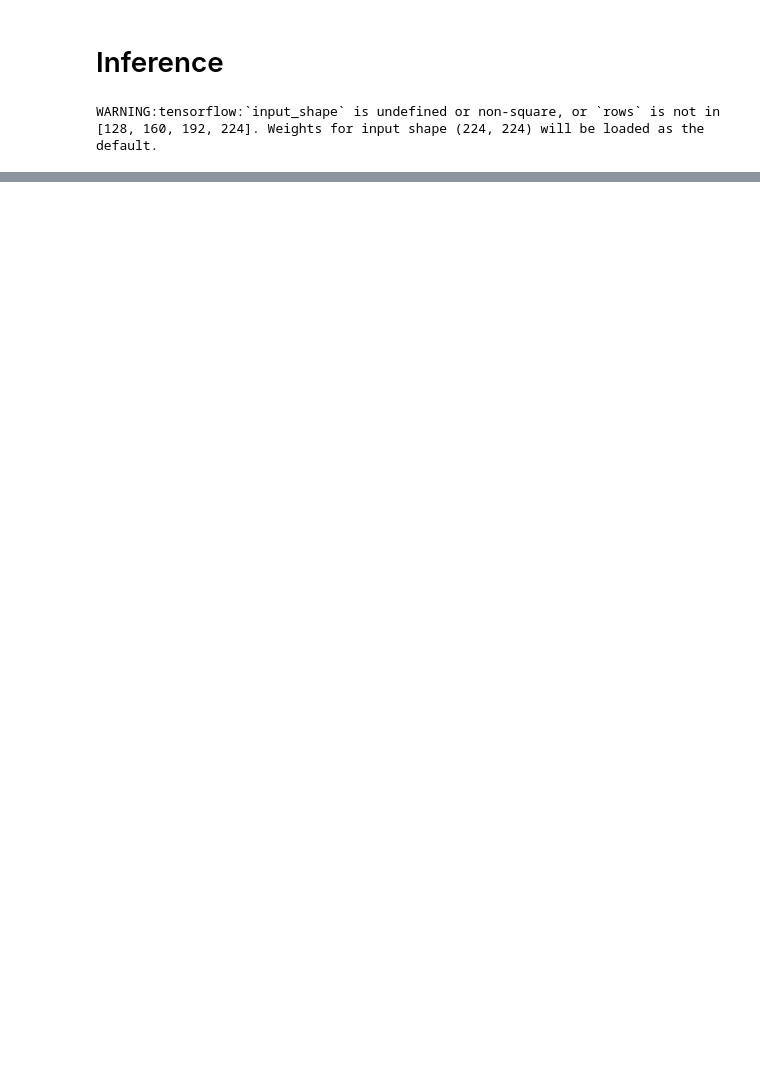
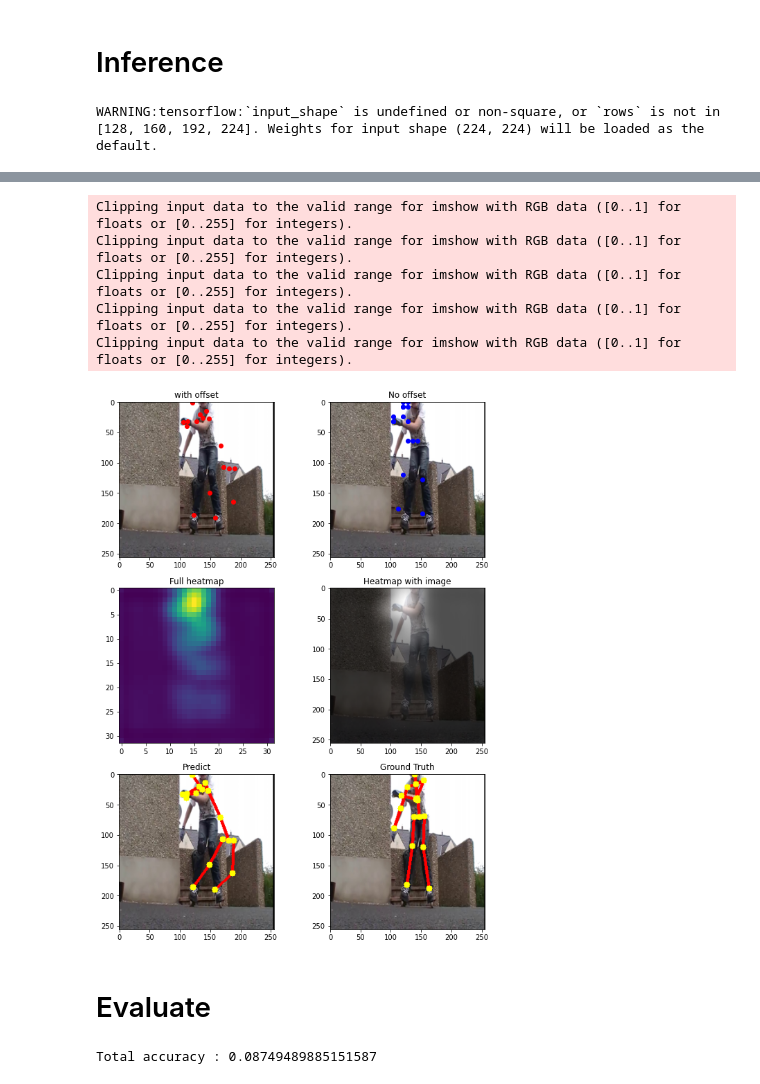
Before and after one commit to EverySports/Deep-Learning, a Jupyter notebook: Train.ipynb, the cells around one changed output, grey strips where cells are left out. Cells and saved outputs as stored; diff of their text form; code cells hidden in the pictures; blank space fills up the shorter version.

```diff
--- a/Train.ipynb
+++ b/Train.ipynb
@@ -480,0 +177,9 @@ draw_heatmap(0, heatmap_result=result[0], offset_result=result[1])
+# %%
+pose_scores, keypoint_scores, keypoint_coords = decode_single_poses(result[0].numpy().squeeze(axis=0),
+                    result[1].numpy().squeeze(axis=0))
+
+print(f'pose score : {pose_scores}')
+print(f'keypoint scores :')
+print(f'{keypoint_scores}')
+print(f'keypoint coords :')
+print(f'{keypoint_coords}')
@@ -480,0 +204,9 @@ draw_heatmap(0, heatmap_result=result[0], offset_result=result[1])
+# %%
+pose_scores_nooff, keypoint_scores_nooff, keypoint_coords_nooff = decode_single_poses_nooff(result[0].numpy().squeeze(axis=0),
+                    result[1].numpy().squeeze(axis=0))
+
+print(f'pose score nooff: {pose_scores_nooff}')
+print(f'keypoint scores nooff:')
+print(f'{keypoint_scores_nooff}')
+print(f'keypoint coords nooff:')
+print(f'{keypoint_coords_nooff}')
@@ -480,0 +231,15 @@ draw_heatmap(0, heatmap_result=result[0], offset_result=result[1])
+# %%
+draw_result(img, idx, keypoint_coords, keypoint_coords_nooff, result, inf_gen)
+# %% [output]
+Clipping input data to the valid range for imshow with RGB data ([0..1] for floats or [0..255] for integers).
+Clipping input data to the valid range for imshow with RGB data ([0..1] for floats or [0..255] for integers).
+Clipping input data to the valid range for imshow with RGB data ([0..1] for floats or [0..255] for integers).
+Clipping input data to the valid range for imshow with RGB data ([0..1] for floats or [0..255] for integers).
+Clipping input data to the valid range for imshow with RGB data ([0..1] for floats or [0..255] for integers).
+[figure, added]
+# %% [markdown]
+# Evaluate
+# %%
+evaluate(inf_model, inf_gen)
+# %% [output]
+Total accuracy : 0.08749489885151587
```
Also changed, not shown: parts of 31 cells of this notebook, 1 other file.
